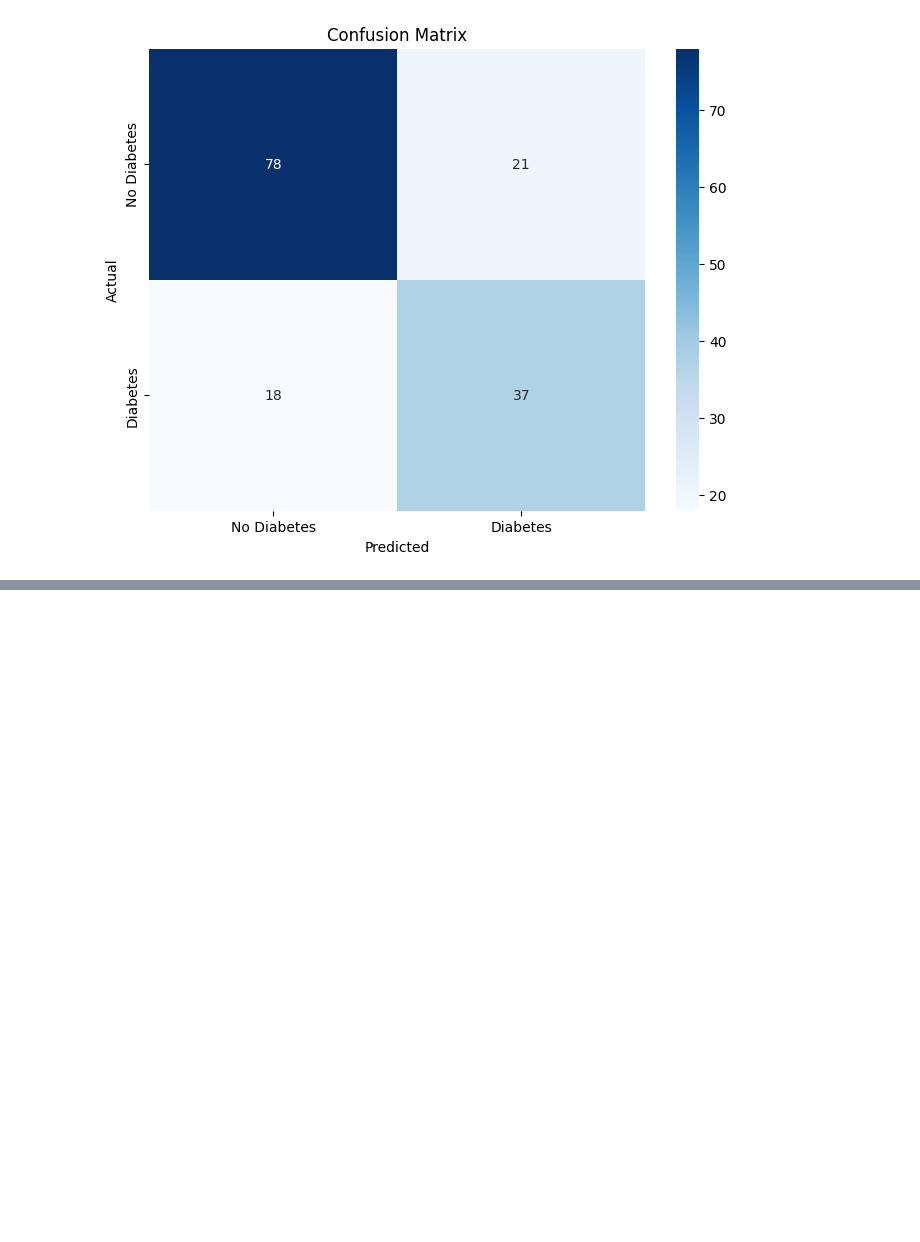
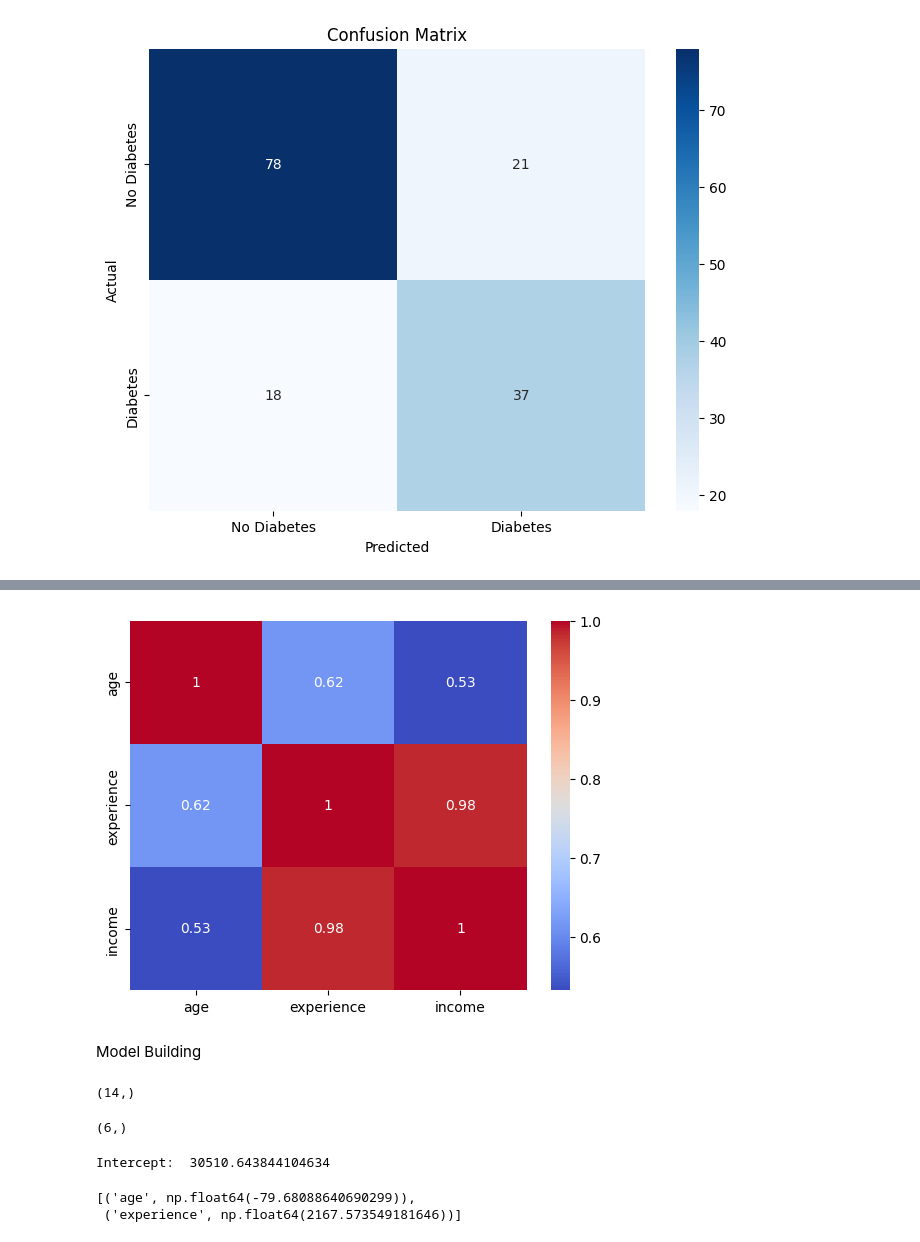
Before and after one commit to Tejasri1557/ADM_2025, a Jupyter notebook: Lab_07.ipynb, the cells around one changed output, grey strips where cells are left out. Drawn from its saved outputs; the diff is of its cells as text; code cells hidden in the pictures; blank space fills up the shorter version.

```diff
--- a/Lab_07.ipynb
+++ b/Lab_07.ipynb
@@ -299,0 +385,9 @@ plt.show()
+# %%
+# Create the correlation matrix and represent it as a heatmap.
+sns.heatmap(d.corr(), annot = True, cmap = 'coolwarm')
+plt.show()
+# %% [output]
+[figure, added]
+# %% [markdown]
+
+Model Building
@@ -299,0 +396,8 @@ plt.show()
+# %%
+y_train.shape
+# %% [output]
+(14,)
+# %%
+y_test.shape
+# %% [output]
+(6,)
@@ -299,0 +409,9 @@ plt.show()
+# %%
+#Printing the model coefficients
+print('Intercept: ',reg_model.intercept_)
+# pair the feature names with the coefficients
+list(zip(X, reg_model.coef_))
+# %% [output]
+Intercept:  30510.643844104634
+[('age', np.float64(-79.68088640690299)),
+ ('experience', np.float64(2167.573549181646))]
```
Also changed, not shown: parts of 20 cells of this notebook.
